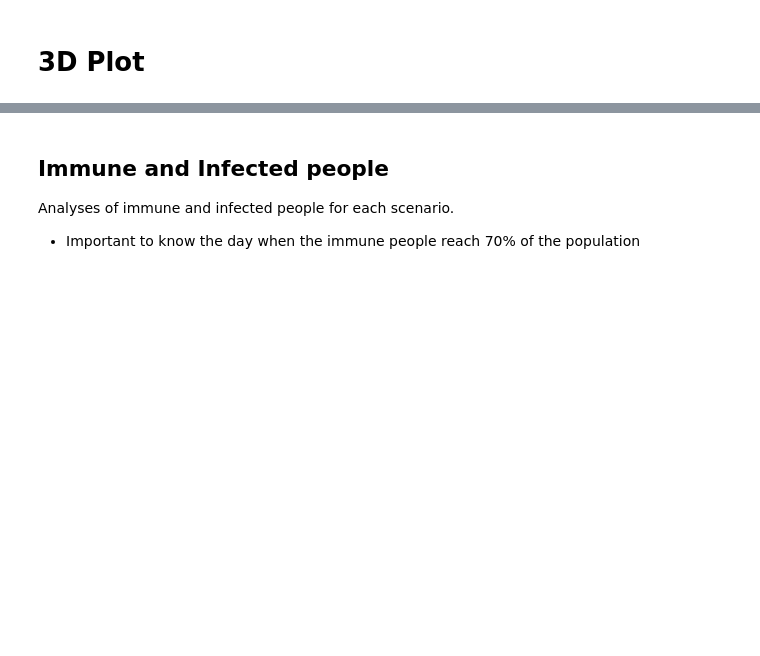
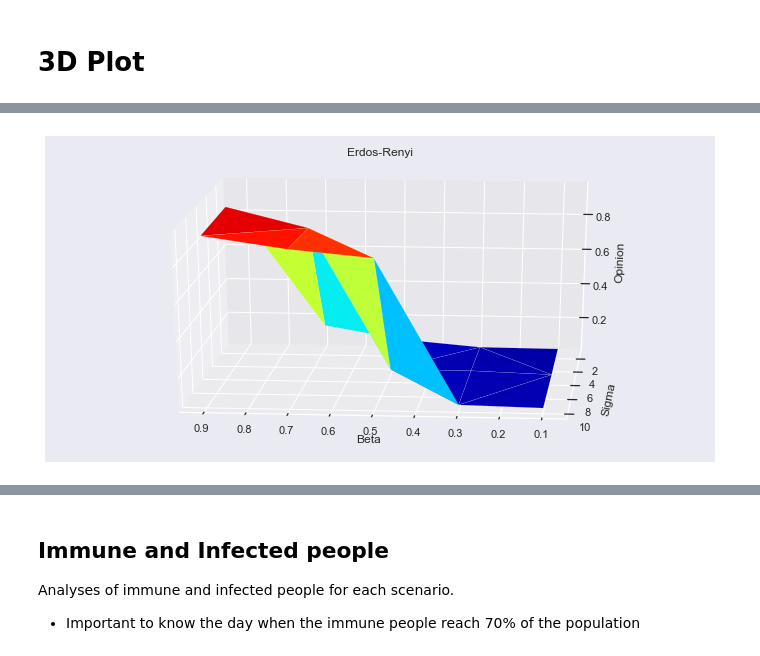
Before and after one commit to ericinlinux/covid-social-contagion, a Jupyter notebook: code/Results_Analyses_100.ipynb, the cells around one changed output, grey strips where cells are left out. Saved outputs shown, nothing was run; the diff lists cells and outputs as text; code cells hidden in the pictures; blank space fills up the shorter version.

```diff
--- a/code/Results_Analyses_100.ipynb
+++ b/code/Results_Analyses_100.ipynb
@@ -311,0 +290,24 @@ sns.pairplot(erdos_3d_df, hue='x')
+# %%
+erdos_3d_df = pd.DataFrame()
+erdos_3d_df['x'] = erdos_df.beta
+erdos_3d_df['y'] = erdos_df.sigma
+erdos_3d_df['z'] = erdos_df.opinion_avg
+erdos_3d_df['label'] = erdos_df.nw_topology
+
+barabasi_3d_df = pd.DataFrame()
+barabasi_3d_df['x'] = barabasi_df.beta
+barabasi_3d_df['y'] = barabasi_df.sigma
+barabasi_3d_df['z'] = barabasi_df.opinion_avg
+barabasi_3d_df['label'] = barabasi_df.nw_topology
+
+small_3d_df = pd.DataFrame()
+small_3d_df['x'] = small_w_df.beta
+small_3d_df['y'] = small_w_df.sigma
+small_3d_df['z'] = small_w_df.opinion_avg
+small_3d_df['label'] = small_w_df.nw_topology
+
+uniform_3d_df = pd.DataFrame()
+uniform_3d_df['x'] = uniform_df.beta
+uniform_3d_df['y'] = uniform_df.sigma
+uniform_3d_df['z'] = uniform_df.opinion_avg
+uniform_3d_df['label'] = uniform_df.nw_topology
@@ -311,0 +343,21 @@ sns.pairplot(erdos_3d_df, hue='x')
+# %%
+from matplotlib import cm
+
+fig = plt.figure(figsize=(12, 6))
+ax = fig.add_subplot(111, projection='3d')
+
+x = np.array(erdos_3d_df["x"])
+y = np.array(erdos_3d_df["y"])
+z = np.array(erdos_3d_df["z"])
+
+
+surf = ax.plot_trisurf(x, y, z, cmap=cm.jet, linewidth=0.1, vmin=0, vmax=1)
+
+ax.set_title("Erdos-Renyi")
+ax.set_xlabel('Beta')
+ax.set_ylabel('Sigma')
+ax.set_zlabel('Opinion')
+
+ax.view_init(20, 95)
+# %% [output]
+[figure, added]
```
Also changed, not shown: parts of 23 cells of this notebook, 2 other files.
